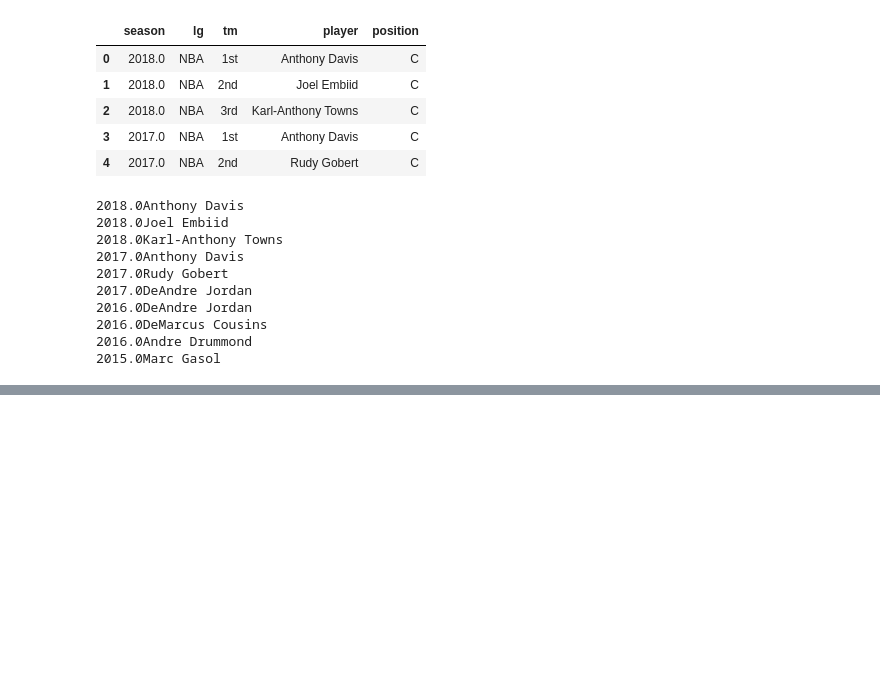
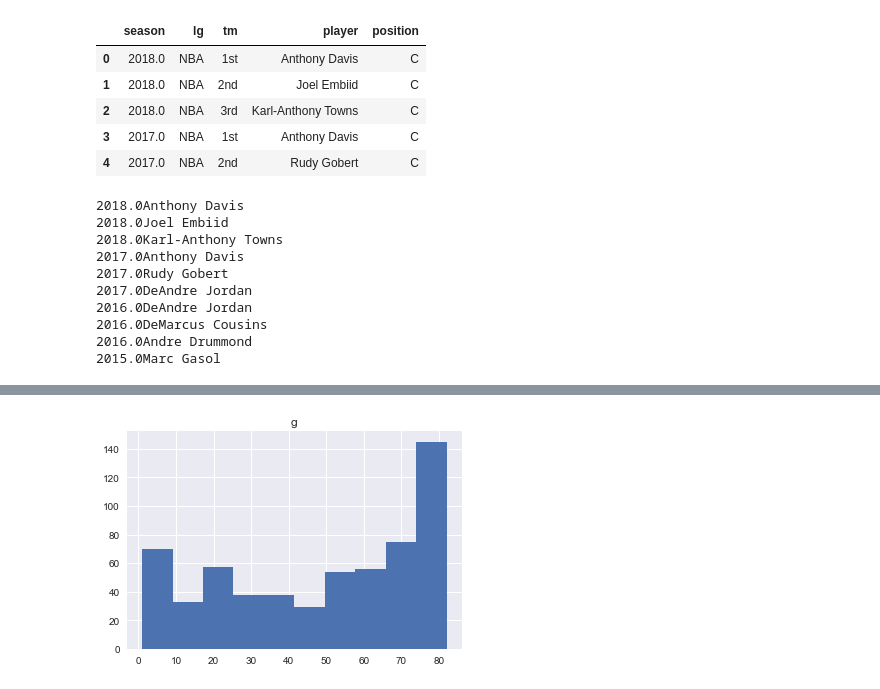
Before and after one commit to jquella/DSI_capstone, a Jupyter notebook: eda_v1.ipynb, the cells around one changed output, grey strips where cells are left out. Drawn from its saved outputs; the diff is of its cells as text; code cells hidden in the pictures; blank space fills up the shorter version.

```diff
--- a/eda_v1.ipynb
+++ b/eda_v1.ipynb
@@ -179,0 +200,4 @@ for i in awards_clean.index[:10]:
+# %%
+data[data['year'] == 2017].hist(column='g');
+# %% [output]
+[figure, added]
```
Also changed, not shown: parts of 1 cell of this notebook.
